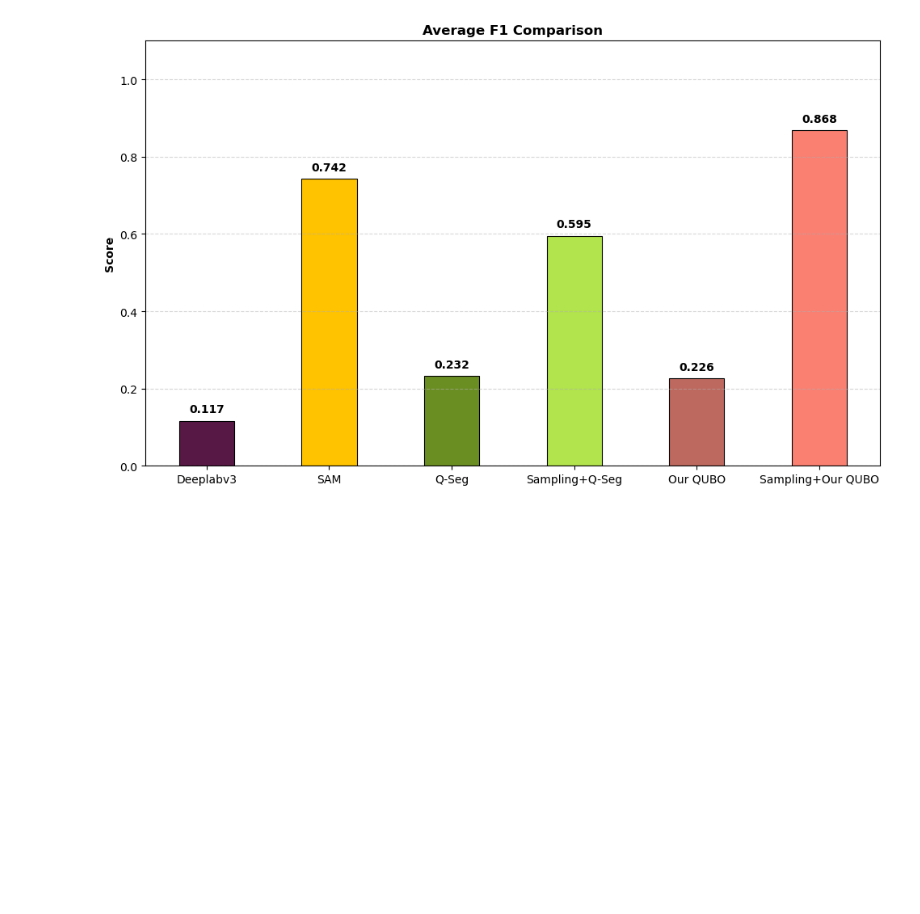
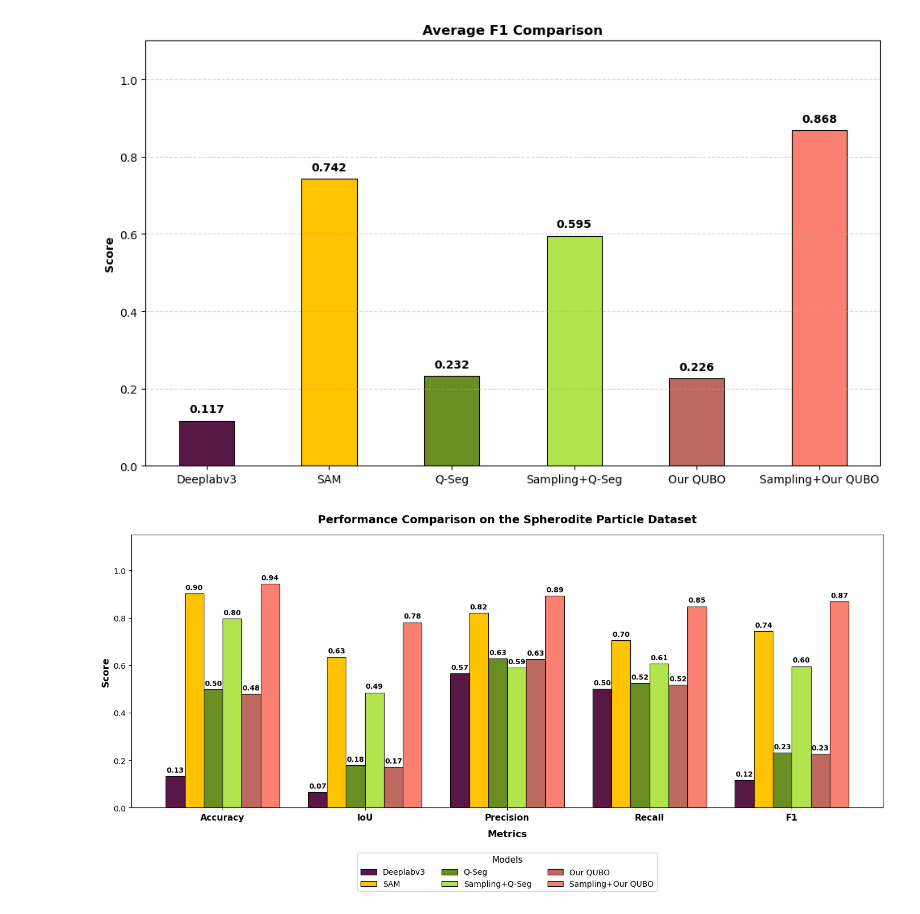
Before and after one commit to 24shiny/Unsupervised-Image-Segmentation-Using-Quantum-Annealing, a Jupyter notebook: Spherodite particles/visualize_results.ipynb, the cells around one changed output. Saved outputs shown, nothing was run; the diff lists cells and outputs as text; code cells hidden in the pictures; blank space fills up the shorter version.

Commit message:
combined metric plot

```diff
--- a/Spherodite particles/visualize_results.ipynb
+++ b/Spherodite particles/visualize_results.ipynb
@@ -173,3 +173,102 @@ for metric in metrics:
 [figure]
 [figure]
 [figure]
+# %%
+# List of model DataFrames and names
+model_dfs = [df_deep, df_sam, df_qseg, df_qseg_s, df_qubo, df]
+model_names = [
+    'Deeplabv3',
+    'SAM',
+    'Q-Seg',
+    'Sampling+Q-Seg',
+    'Our QUBO',
+    'Sampling+Our QUBO',
+]
+
+distinct_colors = [
+    '#581845',  # Deep Plum / Dark Purple
+    '#FFC300',  # Bright Gold / Yellow
+    '#6B8E23',  # Warm Brown / Terracotta
+    '#B2E44D',  # Olive Green
+    '#BE695F',  # Steel Blue
+    '#FA8072',  # Salmon / Coral
+]
+
+metrics = ['Accuracy', 'IoU', 'Precision', 'Recall', 'F1']
+
+# 1. Compute means for each model across all metrics
+# Structure: DataFrame with metrics as rows and model names as columns
+mean_data = {}
+for name, m_df in zip(model_names, model_dfs):
+  mean_data[name] = [m_df[metric].mean() for metric in metrics]
+
+df_means = pd.DataFrame(mean_data, index=metrics)
+
+# 2. Plotting setup
+x = np.arange(len(metrics))  # Metric positions on X-axis
+num_models = len(model_names)
+total_group_width = 0.8  # Total width reserved for all bars in a group
+bar_width = total_group_width / num_models  # Individual bar width
+
+plt.figure(figsize=(14, 7))
+
+# 3. Draw bars for each model
+for i, (name, color) in enumerate(zip(model_names, distinct_colors)):
+  # Calculate offset for each model's bar position within the metric group
+  offset = x - (total_group_width / 2) + (i * bar_width) + (bar_width / 2)
+  values = df_means[name].values
+
+  bars = plt.bar(
+      offset,
+      values,
+      width=bar_width,
+      label=name,
+      color=color,
+      edgecolor='black',
+      linewidth=0.8,
+  )
+
+  # Add text labels on top of each bar
+  for bar in bars:
+    yval = bar.get_height()
+    if not np.isnan(yval):
+      plt.text(
+          bar.get_x() + bar.get_width() / 2,
+          yval + 0.01,
+          f'{yval:.2f}',  # Formatted to 2 decimals for cleaner spacing
+          ha='center',
+          va='bottom',
+          fontsize=9,
+          fontweight='bold',
+          rotation=0,  # Rotated to prevent overlap between adjacent bars
+      )
+
+# 4. Styling and Aesthetics
+plt.title(
+    'Performance Comparison on the Spherodite Particle Dataset',
+    fontsize=14,
+    fontweight='bold',
+    pad=15,
+)
+plt.xlabel('Metrics', fontsize=12, fontweight='bold', labelpad=10)
+plt.ylabel('Score', fontsize=12, fontweight='bold')
+plt.xticks(x, metrics, fontsize=11, fontweight='bold')
+plt.ylim(0, 1.15)
+# plt.grid(axis='y', linestyle='--', alpha=0.5)
+
+# Place legend outside or neatly at top
+plt.legend(
+    # title='Models',
+    bbox_to_anchor=(0.5, -0.15),
+    loc='upper center',
+    ncol=3,
+    frameon=True,
+    fontsize=10,
+    title_fontsize=11,
+)
+
+plt.tight_layout()
+plt.savefig('spherodite_all_metrics.png', dpi=300, bbox_inches='tight')
+plt.show()
+# %% [output]
+[figure, added]
```
